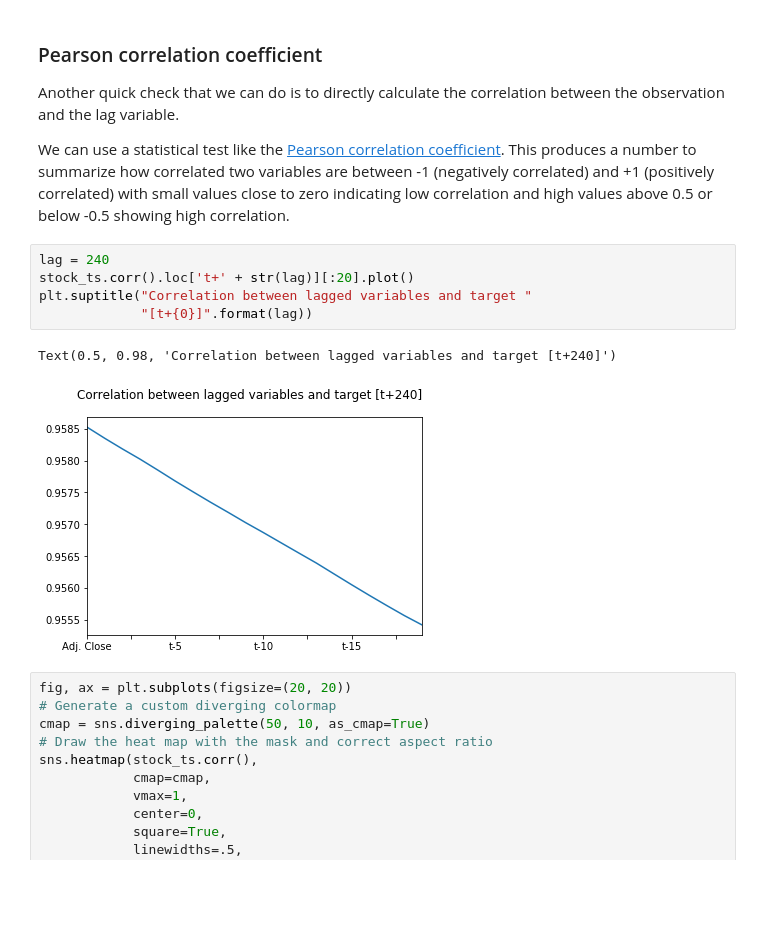
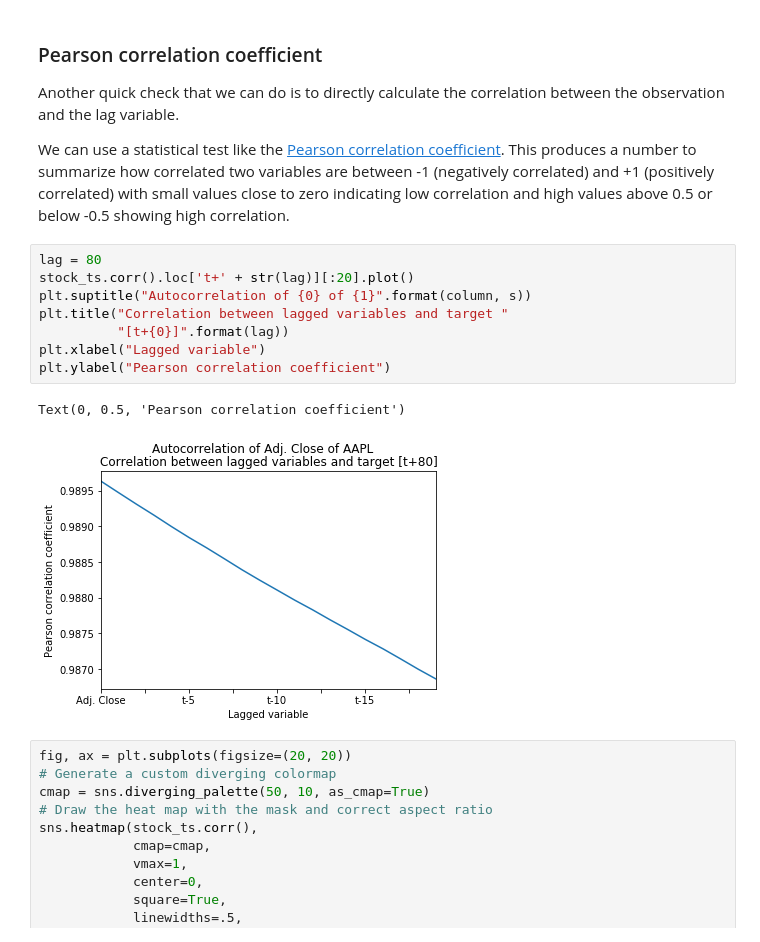
Before and after one commit to stepan-o/regression, a Jupyter notebook: new_stock_prediction.ipynb, the cells around one changed output. Drawn from its saved outputs; the diff is of its cells as text; blank space fills up the shorter version.

```diff
--- a/new_stock_prediction.ipynb
+++ b/new_stock_prediction.ipynb
@@ -271,13 +289,16 @@ Another quick check that we can do is to directly calculate the correlation betw
 
 We can use a statistical test like the [Pearson correlation coefficient](https://en.wikipedia.org/wiki/Pearson_product-moment_correlation_coefficient). This produces a number to summarize how correlated two variables are between -1 (negatively correlated) and +1 (positively correlated) with small values close to zero indicating low correlation and high values above 0.5 or below -0.5 showing high correlation.
 # %%
-lag = 240
+lag = 80
 stock_ts.corr().loc['t+' + str(lag)][:20].plot()
-plt.suptitle("Correlation between lagged variables and target "
-             "[t+{0}]".format(lag))
+plt.suptitle("Autocorrelation of {0} of {1}".format(column, s))
+plt.title("Correlation between lagged variables and target "
+          "[t+{0}]".format(lag))
+plt.xlabel("Lagged variable")
+plt.ylabel("Pearson correlation coefficient")
 # %% [output]
-Text(0.5, 0.98, 'Correlation between lagged variables and target [t+240]')
+Text(0, 0.5, 'Pearson correlation coefficient')
-[figure, old version]
+[figure, new version]
 # %%
 fig, ax = plt.subplots(figsize=(20, 20))
 # Generate a custom diverging colormap
```
Also changed, not shown: parts of 32 cells of this notebook.
